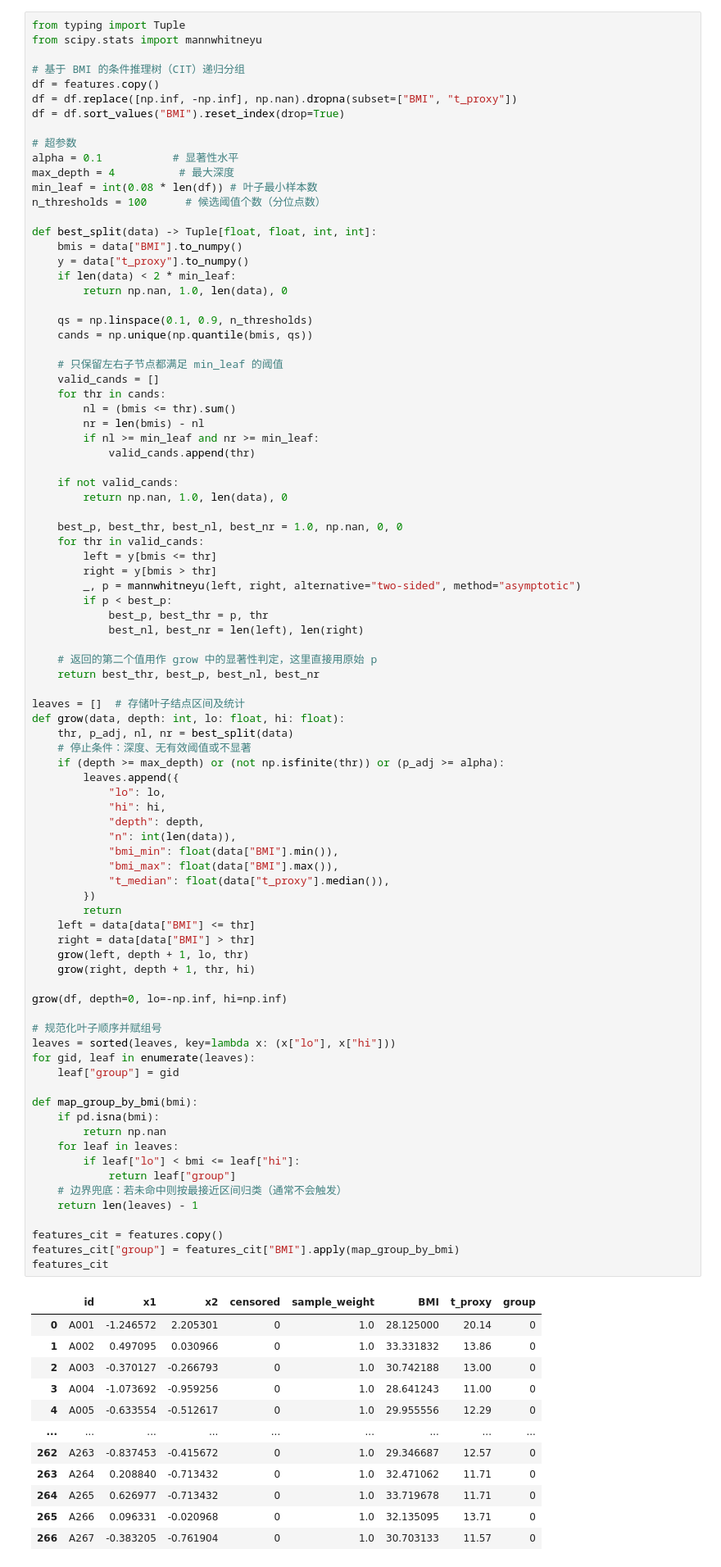
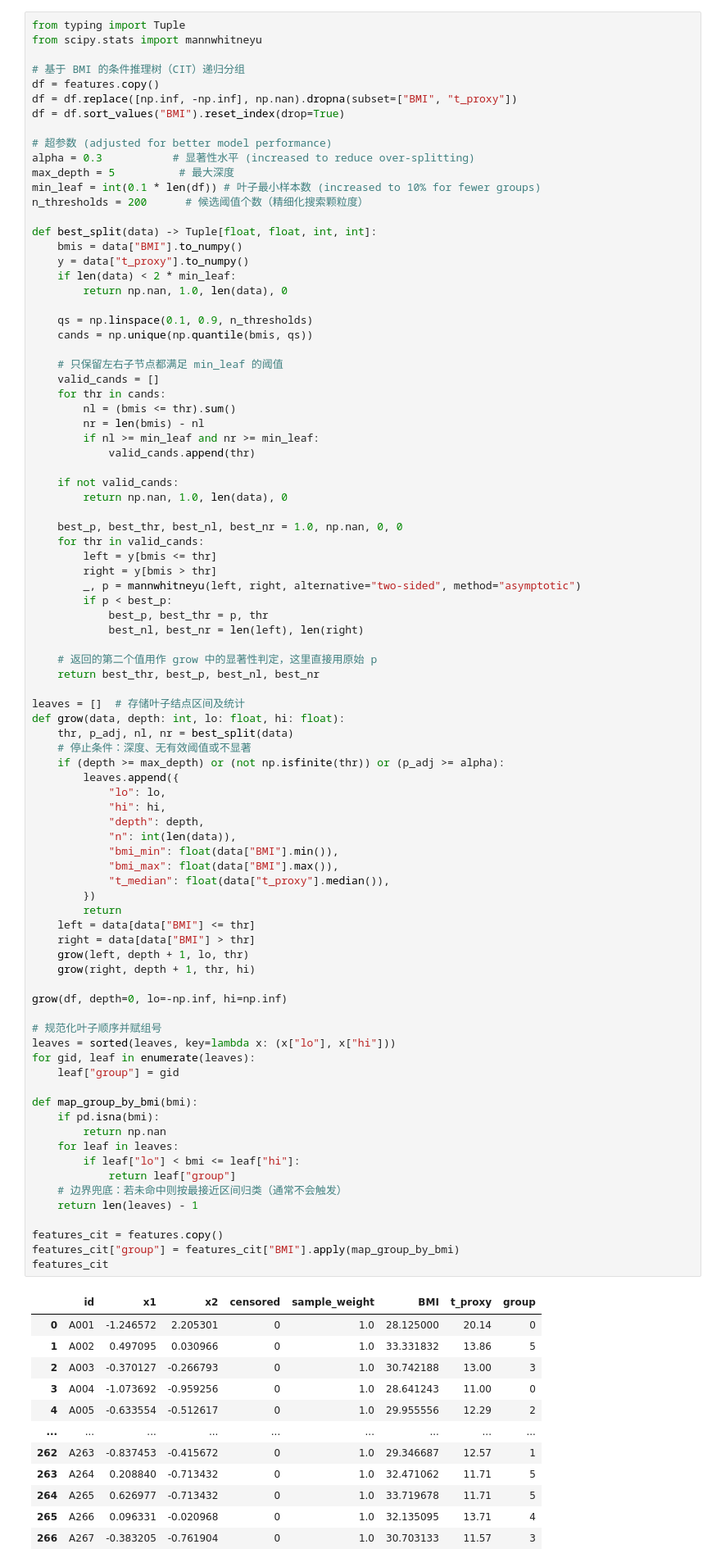
Before and after one commit to George-Zheng-1013/prenatal-testing, a Jupyter notebook: Q2/两阶段.ipynb, the cells around one changed output. Shown: that part at 82% size. Drawn from its saved outputs; the diff is of its cells as text.

```diff
--- a/Q2/两阶段.ipynb
+++ b/Q2/两阶段.ipynb
@@ -175,11 +175,11 @@ df = features.copy()
 df = df.replace([np.inf, -np.inf], np.nan).dropna(subset=["BMI", "t_proxy"])
 df = df.sort_values("BMI").reset_index(drop=True)
 
-# 超参数
-alpha = 0.1           # 显著性水平
-max_depth = 4          # 最大深度
-min_leaf = int(0.08 * len(df)) # 叶子最小样本数
-n_thresholds = 100      # 候选阈值个数（分位点数）
+# 超参数 (adjusted for better model performance)
+alpha = 0.3           # 显著性水平 (increased to reduce over-splitting)
+max_depth = 5          # 最大深度
+min_leaf = int(0.1 * len(df)) # 叶子最小样本数 (increased to 10% for fewer groups)
+n_thresholds = 200      # 候选阈值个数（精细化搜索颗粒度）
 
 def best_split(data) -> Tuple[float, float, int, int]:
     bmis = data["BMI"].to_numpy()
@@ -228,43 +228,43 @@ def grow(data, depth: int, lo: float, hi: float):
             "t_median": float(data["t_proxy"].median()),
         })
         return
     left = data[data["BMI"] <= thr]
     right = data[data["BMI"] > thr]
     grow(left, depth + 1, lo, thr)
     grow(right, depth + 1, thr, hi)
 
 grow(df, depth=0, lo=-np.inf, hi=np.inf)
 
 # 规范化叶子顺序并赋组号
 leaves = sorted(leaves, key=lambda x: (x["lo"], x["hi"]))
 for gid, leaf in enumerate(leaves):
     leaf["group"] = gid
 
 def map_group_by_bmi(bmi):
     if pd.isna(bmi):
         return np.nan
     for leaf in leaves:
         if leaf["lo"] < bmi <= leaf["hi"]:
             return leaf["group"]
     # 边界兜底：若未命中则按最接近区间归类（通常不会触发）
     return len(leaves) - 1
 
 features_cit = features.copy()
 features_cit["group"] = features_cit["BMI"].apply(map_group_by_bmi)
 features_cit
 # %% [output]
 |  | id | x1 | x2 | censored | sample_weight | BMI | t_proxy | group |
 | 0 | A001 | -1.246572 | 2.205301 | 0 | 1.0 | 28.125000 | 20.14 | 0 |
-| 1 | A002 | 0.497095 | 0.030966 | 0 | 1.0 | 33.331832 | 13.86 | 0 |
-| 2 | A003 | -0.370127 | -0.266793 | 0 | 1.0 | 30.742188 | 13.00 | 0 |
+| 1 | A002 | 0.497095 | 0.030966 | 0 | 1.0 | 33.331832 | 13.86 | 5 |
+| 2 | A003 | -0.370127 | -0.266793 | 0 | 1.0 | 30.742188 | 13.00 | 3 |
 | 3 | A004 | -1.073692 | -0.959256 | 0 | 1.0 | 28.641243 | 11.00 | 0 |
-| 4 | A005 | -0.633554 | -0.512617 | 0 | 1.0 | 29.955556 | 12.29 | 0 |
+| 4 | A005 | -0.633554 | -0.512617 | 0 | 1.0 | 29.955556 | 12.29 | 2 |
 | ... | ... | ... | ... | ... | ... | ... | ... | ... |
-| 262 | A263 | -0.837453 | -0.415672 | 0 | 1.0 | 29.346687 | 12.57 | 0 |
-| 263 | A264 | 0.208840 | -0.713432 | 0 | 1.0 | 32.471062 | 11.71 | 0 |
-| 264 | A265 | 0.626977 | -0.713432 | 0 | 1.0 | 33.719678 | 11.71 | 0 |
-| 265 | A266 | 0.096331 | -0.020968 | 0 | 1.0 | 32.135095 | 13.71 | 0 |
-| 266 | A267 | -0.383205 | -0.761904 | 0 | 1.0 | 30.703133 | 11.57 | 0 |
+| 262 | A263 | -0.837453 | -0.415672 | 0 | 1.0 | 29.346687 | 12.57 | 1 |
+| 263 | A264 | 0.208840 | -0.713432 | 0 | 1.0 | 32.471062 | 11.71 | 5 |
+| 264 | A265 | 0.626977 | -0.713432 | 0 | 1.0 | 33.719678 | 11.71 | 5 |
+| 265 | A266 | 0.096331 | -0.020968 | 0 | 1.0 | 32.135095 | 13.71 | 4 |
+| 266 | A267 | -0.383205 | -0.761904 | 0 | 1.0 | 30.703133 | 11.57 | 3 |
 267 rows × 8 columns
 # %%
 # 分组区间与统计输出
```
Also changed, not shown: parts of 9 cells of this notebook.
